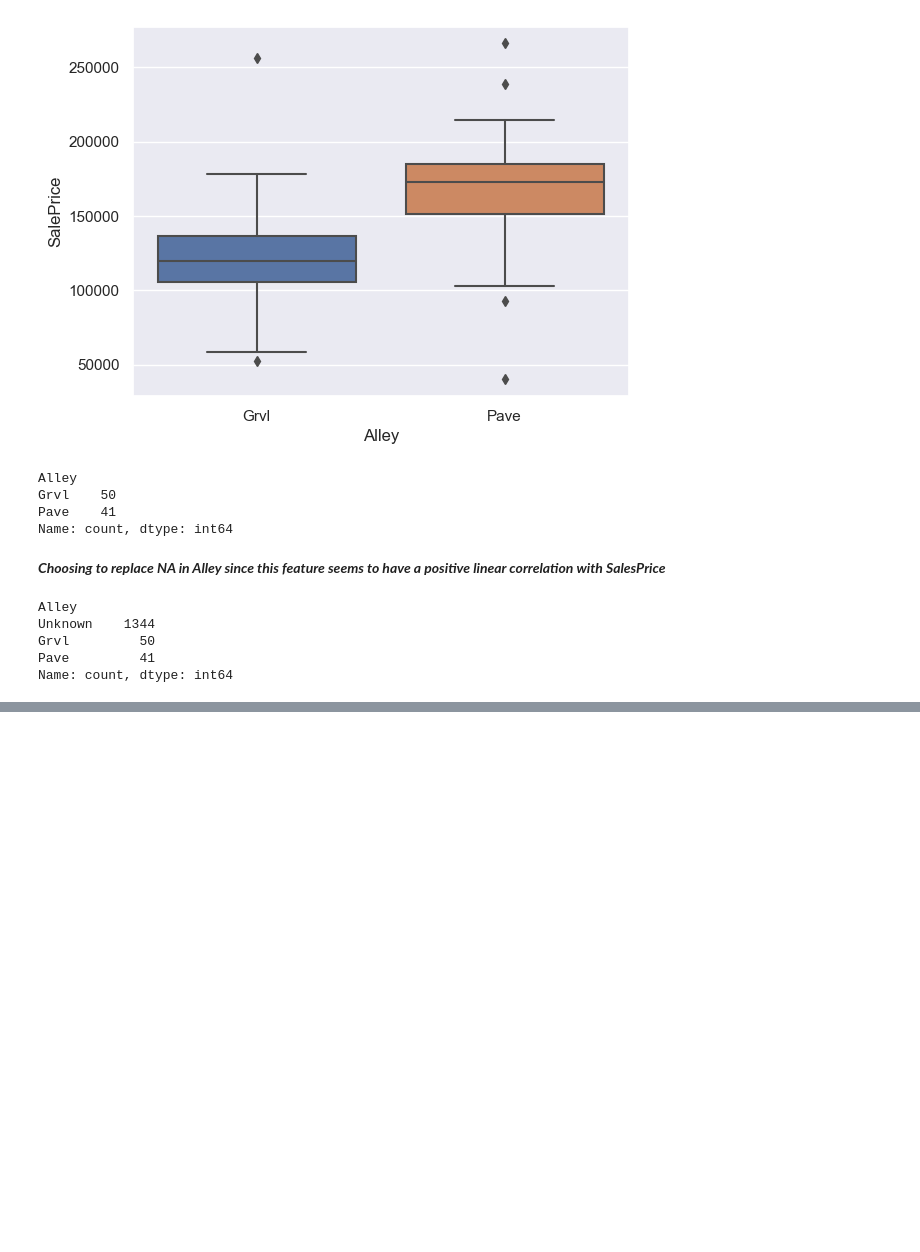
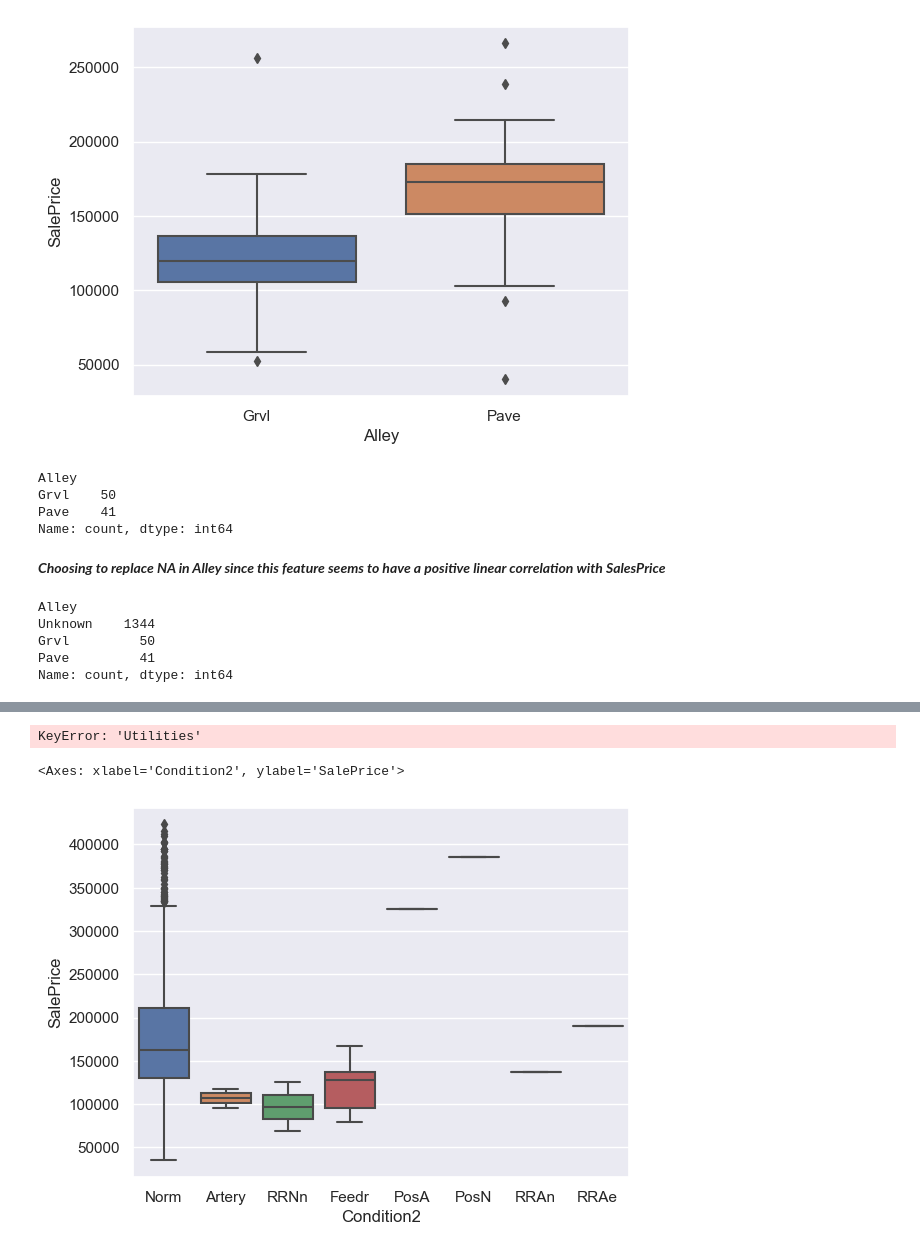
Before and after one commit to adityasngh/Kaggle-House-Prices-Regression, a Jupyter notebook: Kaggle_House_Prices_Regression.ipynb, the cells around one changed output, grey strips where cells are left out. Drawn from its saved outputs; the diff is of its cells as text; code cells hidden in the pictures; blank space fills up the shorter version.

```diff
--- a/Kaggle_House_Prices_Regression.ipynb
+++ b/Kaggle_House_Prices_Regression.ipynb
@@ -237,0 +252,2 @@ Name: count, dtype: int64
+# %%
+df.drop('Id', inplace=True, axis = 'columns')
@@ -237,0 +275,13 @@ Name: count, dtype: int64
+# %%
+sns.boxplot(x = df['Utilities'], y = df['SalePrice'])
+# %% [output]
+KeyError: 'Utilities'
+# %%
+df['Utilities'].value_counts()
+# Utilities does not seem to be a predictor for SalePrice. Hence, we can drop it
+df.drop('Utilities', axis='columns', inplace=True)
+# %%
+sns.boxplot(x = df['Condition2'], y = df['SalePrice'])
+# %% [output]
+<Axes: xlabel='Condition2', ylabel='SalePrice'>
+[figure, added]
```
Also changed, not shown: parts of 6 cells of this notebook.
